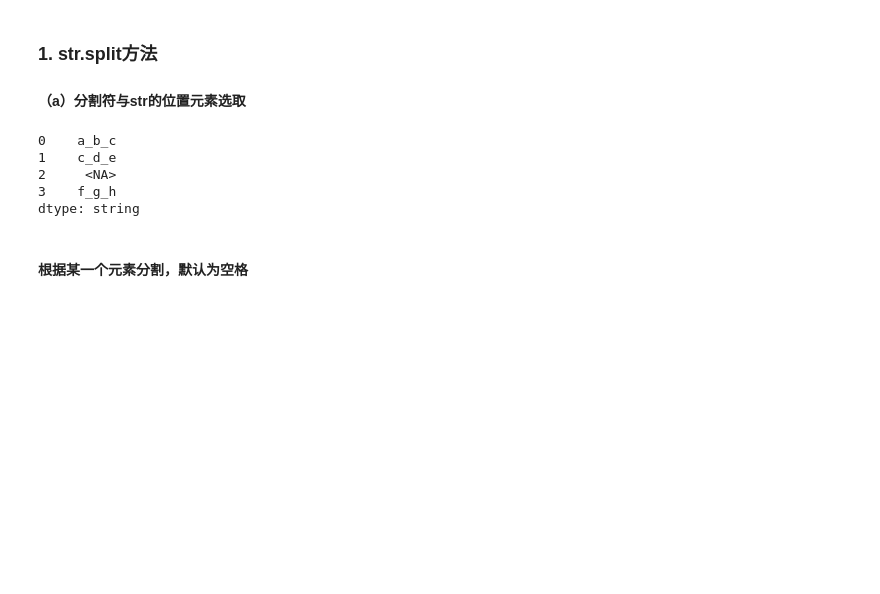
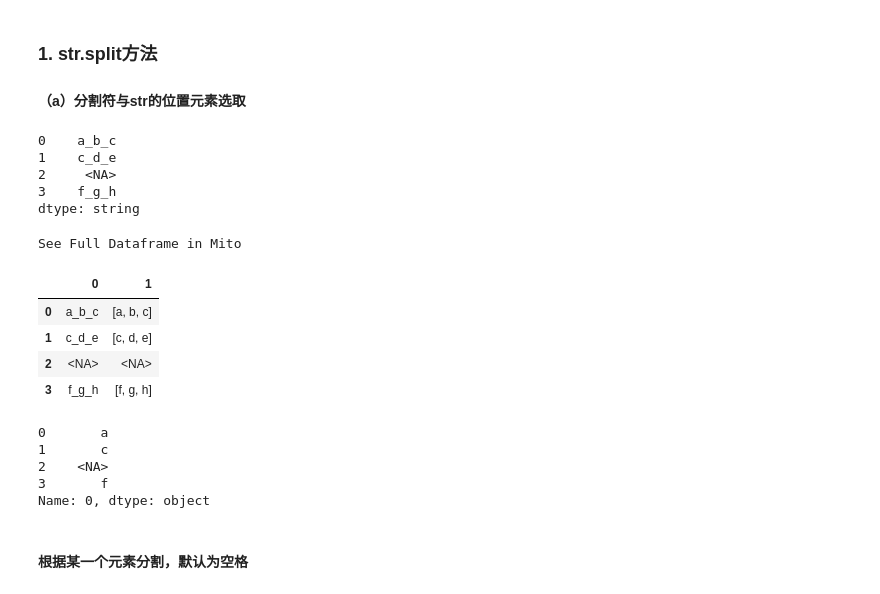
Before and after one commit to Gavince/Python, a Jupyter notebook: data_analysis/Pandas/joyful-pandas/第7章 文本数据.ipynb, the cells around one changed output. Cells and saved outputs as stored; diff of their text form; code cells hidden in the pictures; blank space fills up the shorter version.

```diff
--- a/data_analysis/Pandas/joyful-pandas/第7章 文本数据.ipynb
+++ b/data_analysis/Pandas/joyful-pandas/第7章 文本数据.ipynb
@@ -67,6 +67,26 @@ s
 2     <NA>
 3    f_g_h
 dtype: string
+# %%
+df = pd.DataFrame(s)
+# %%
+df[1] = df[0].str.split("_")
+df
+# %% [output]
+See Full Dataframe in Mito
+|  | 0 | 1 |
+| 0 | a_b_c | [a, b, c] |
+| 1 | c_d_e | [c, d, e] |
+| 2 | <NA> | <NA> |
+| 3 | f_g_h | [f, g, h] |
+# %%
+df[0].str.split("_").str[0]
+# %% [output]
+0       a
+1       c
+2    <NA>
+3       f
+Name: 0, dtype: object
 # %% [markdown]
 #### 根据某一个元素分割，默认为空格
 # %%
```
Also changed, not shown: 8 other files.
